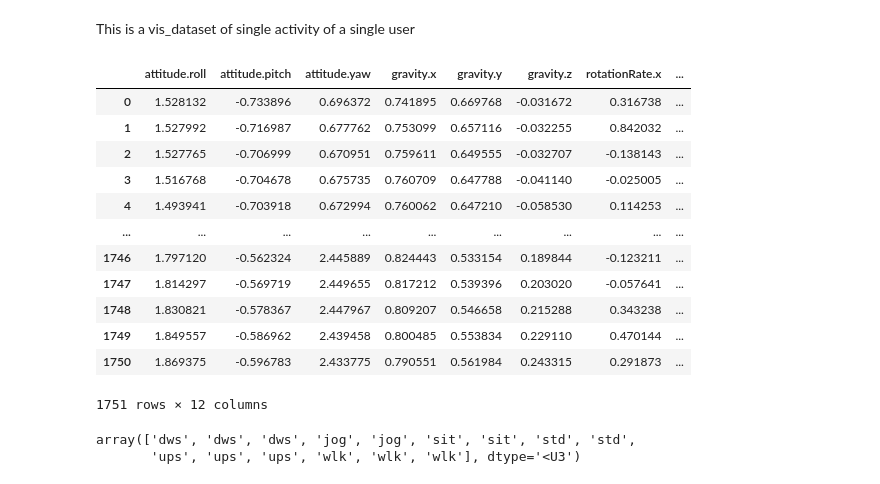
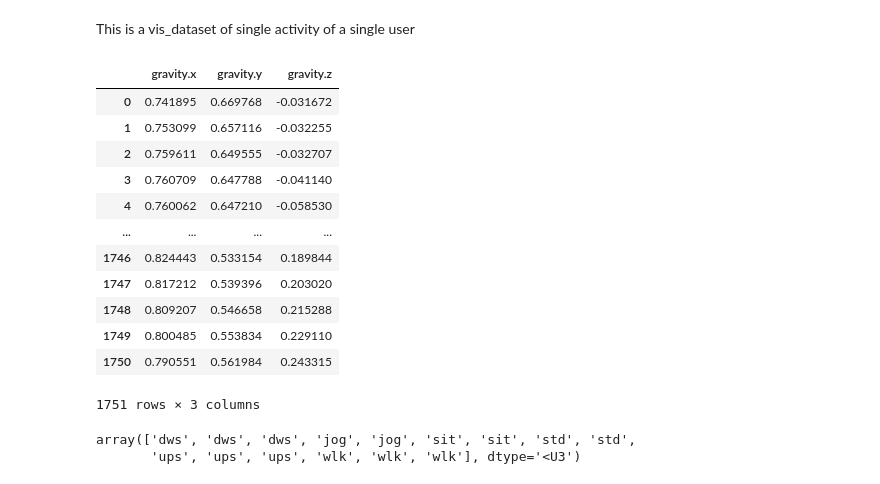
Before and after one commit to ravindra-pandey/machine_learning_projects, a Jupyter notebook: motion_reconition/main.ipynb, the cells around one changed output. Cells and saved outputs as stored; diff of their text form; code cells hidden in the pictures.

```diff
--- a/motion_reconition/main.ipynb
+++ b/motion_reconition/main.ipynb
@@ -14,22 +14,22 @@ path="files/A_DeviceMotion_data/A_DeviceMotion_data"
 review_data=pd.read_csv("files/A_DeviceMotion_data/A_DeviceMotion_data/dws_1/sub_1.csv",index_col="Unnamed: 0")
 # %% [markdown]
 This is a vis_dataset of single activity of a single user
-# %%
-review_data
-# %% [output]
-|  | attitude.roll | attitude.pitch | attitude.yaw | gravity.x | gravity.y | gravity.z | rotationRate.x | ... |
-| 0 | 1.528132 | -0.733896 | 0.696372 | 0.741895 | 0.669768 | -0.031672 | 0.316738 | ... |
-| 1 | 1.527992 | -0.716987 | 0.677762 | 0.753099 | 0.657116 | -0.032255 | 0.842032 | ... |
-| 2 | 1.527765 | -0.706999 | 0.670951 | 0.759611 | 0.649555 | -0.032707 | -0.138143 | ... |
-| 3 | 1.516768 | -0.704678 | 0.675735 | 0.760709 | 0.647788 | -0.041140 | -0.025005 | ... |
-| 4 | 1.493941 | -0.703918 | 0.672994 | 0.760062 | 0.647210 | -0.058530 | 0.114253 | ... |
-| ... | ... | ... | ... | ... | ... | ... | ... | ... |
-| 1746 | 1.797120 | -0.562324 | 2.445889 | 0.824443 | 0.533154 | 0.189844 | -0.123211 | ... |
-| 1747 | 1.814297 | -0.569719 | 2.449655 | 0.817212 | 0.539396 | 0.203020 | -0.057641 | ... |
-| 1748 | 1.830821 | -0.578367 | 2.447967 | 0.809207 | 0.546658 | 0.215288 | 0.343238 | ... |
-| 1749 | 1.849557 | -0.586962 | 2.439458 | 0.800485 | 0.553834 | 0.229110 | 0.470144 | ... |
-| 1750 | 1.869375 | -0.596783 | 2.433775 | 0.790551 | 0.561984 | 0.243315 | 0.291873 | ... |
-1751 rows × 12 columns
+# %%
+review_data[["gravity.x","gravity.y","gravity.z"]]
+# %% [output]
+|  | gravity.x | gravity.y | gravity.z |
+| 0 | 0.741895 | 0.669768 | -0.031672 |
+| 1 | 0.753099 | 0.657116 | -0.032255 |
+| 2 | 0.759611 | 0.649555 | -0.032707 |
+| 3 | 0.760709 | 0.647788 | -0.041140 |
+| 4 | 0.760062 | 0.647210 | -0.058530 |
+| ... | ... | ... | ... |
+| 1746 | 0.824443 | 0.533154 | 0.189844 |
+| 1747 | 0.817212 | 0.539396 | 0.203020 |
+| 1748 | 0.809207 | 0.546658 | 0.215288 |
+| 1749 | 0.800485 | 0.553834 | 0.229110 |
+| 1750 | 0.790551 | 0.561984 | 0.243315 |
+1751 rows × 3 columns
 # %%
 activities=os.listdir(path)
 activities=np.array([act.split("_")[0] for act in activities])
```
Also changed, not shown: 2 other files.
